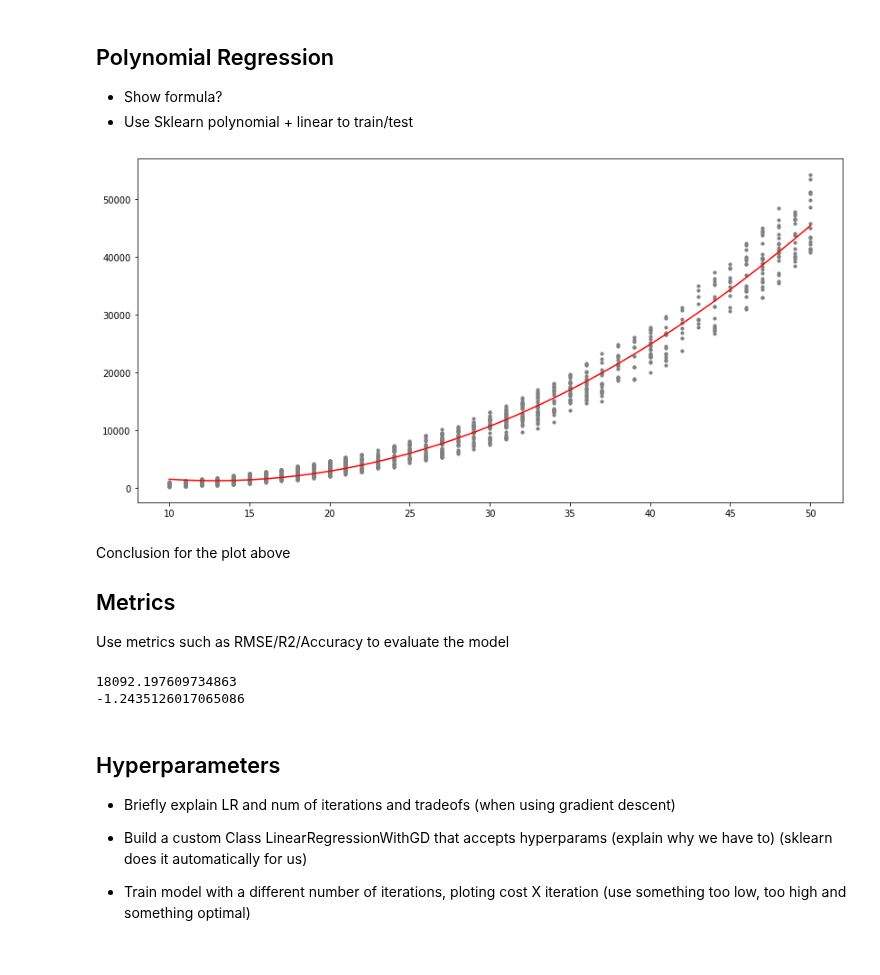
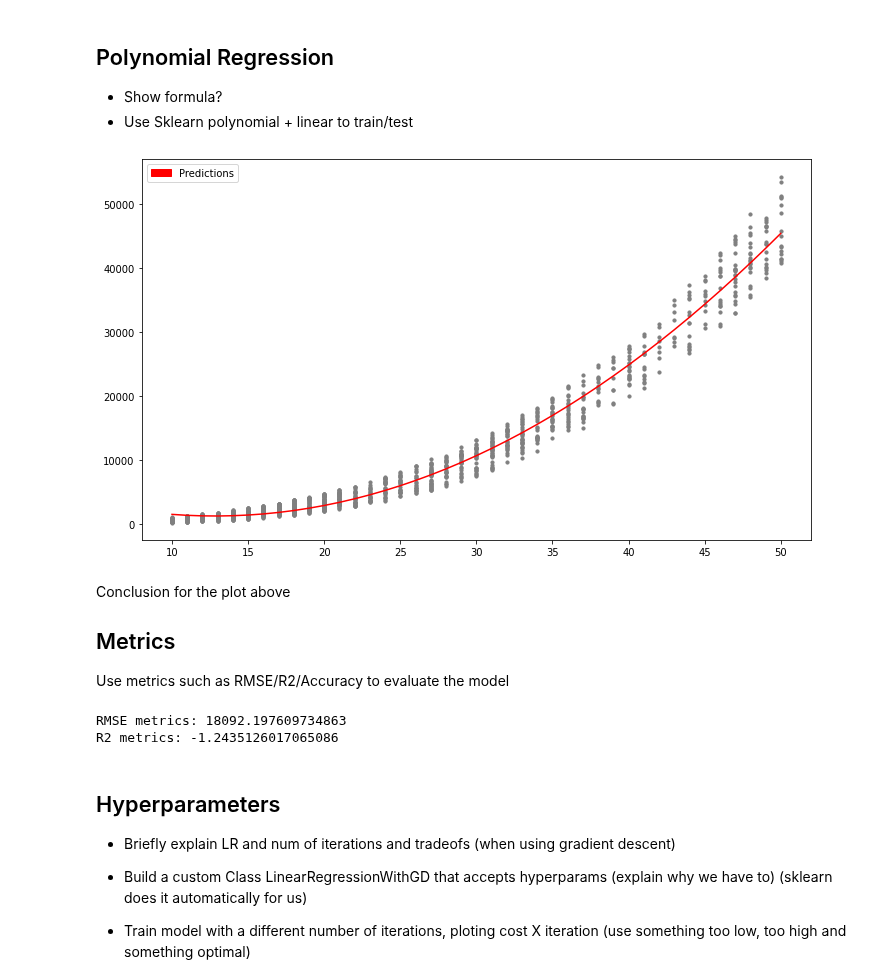
Before and after one commit to MicrosoftDocs/mslearn-introduction-to-machine-learning, a Jupyter notebook: 1b - unit 03.ipynb, the cells around one changed output. Saved outputs shown, nothing was run; the diff lists cells and outputs as text; code cells hidden in the pictures; blank space fills up the shorter version.

Commit message:
1b Unit 3 - Resize, add legends, dashed lines to charts, comparisons and verbiage

```diff
--- a/1b - unit 03.ipynb
+++ b/1b - unit 03.ipynb
@@ -62,28 +80,31 @@ Explain the dataset above...why it's a curve and why the scatter?
 # %%
 # X and y have to be two-domentional matrices
 X = X.values.reshape(-1,1)
 y = y.values.reshape(-1,1)
 
 # Create a matrix of polynomial features
 poly = PolynomialFeatures(degree=2)
 X_poly = poly.fit_transform(X)
 
 model = LinearRegression()
 model.fit(X_poly, y)
 y_hat = model.predict(X_poly)
 
 # Plot hypothesis over datapoints
 f = plt.figure()
-f.set_figwidth(14)
+f.set_figwidth(12)
 f.set_figheight(7)
 plt.scatter(X, y, s=10, color="gray")
 sort_axis = operator.itemgetter(0)
 sorted_zip = sorted(zip(X,y_hat), key=sort_axis)
 X, y_hat = zip(*sorted_zip)
 plt.plot(X, y_hat, color="red")
+# Add legend
+red_patch = mpatches.Patch(color="red", label="Predictions")
+plt.legend(handles=[red_patch])
 plt.show()
 # %% [output]
-[figure, old version]
+[figure, new version]
 # %% [markdown]
 Conclusion for the plot above
 
@@ -93,11 +114,12 @@ Use metrics such as RMSE/R2/Accuracy to evaluate the model
 # metrics
 rmse = np.sqrt(mean_squared_error(y,y_hat))
 r2 = r2_score(y,y_hat)
-print(rmse)
-print(r2)
+original_rmse, original_r2 = rmse, r2
+print(f"RMSE metrics: {rmse}")
+print(f"R2 metrics: {r2}")
 # %% [output]
-18092.197609734863
--1.2435126017065086
+RMSE metrics: 18092.197609734863
+R2 metrics: -1.2435126017065086
 # %% [markdown]
 ## Hyperparameters
 - Briefly explain LR and num of iterations and tradeofs (when using gradient descent)
```
Also changed, not shown: parts of 13 cells of this notebook.
